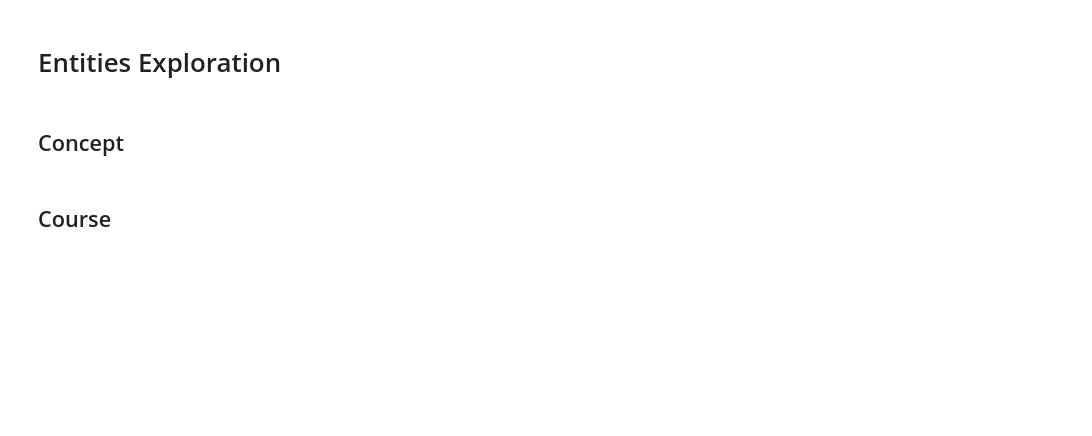
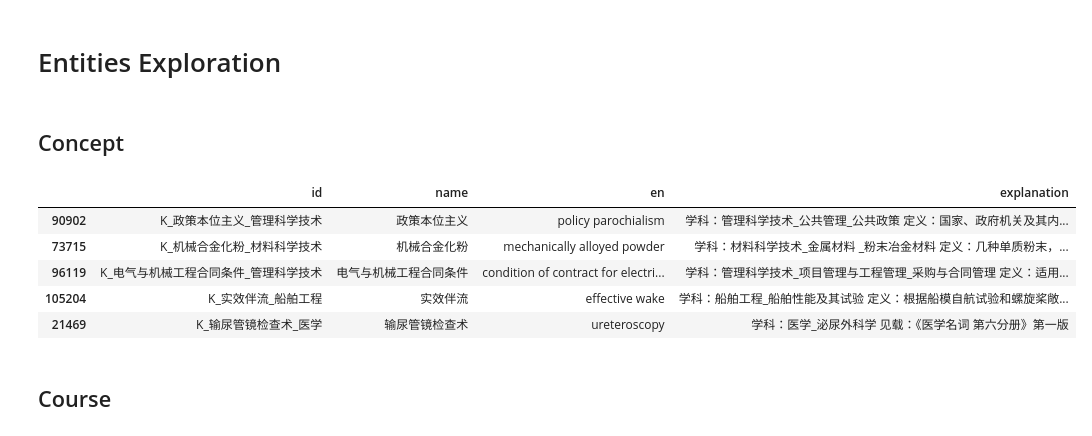
Before and after one commit to SantiagoPardo726/Tesis, a Jupyter notebook: notebooks/MOOCCubeExploration.ipynb, the cells around one changed output. Drawn from its saved outputs; the diff is of its cells as text; code cells hidden in the pictures; blank space fills up the shorter version.

```diff
--- a/notebooks/MOOCCubeExploration.ipynb
+++ b/notebooks/MOOCCubeExploration.ipynb
@@ -7,6 +7,17 @@ from sentence_transformers import SentenceTransformer
 # Entities Exploration
 # %% [markdown]
 ## Concept
+# %%
+concept_df = pd.read_json("../data/MOOCCube/entities/concept.json",lines=True)
+# %%
+concept_df.sample(5)
+# %% [output]
+|  | id | name | en | explanation |
+| 90902 | K_政策本位主义_管理科学技术 | 政策本位主义 | policy parochialism | 学科：管理科学技术_公共管理_公共政策 定义：国家、政府机关及其内... |
+| 73715 | K_机械合金化粉_材料科学技术 | 机械合金化粉 | mechanically alloyed powder | 学科：材料科学技术_金属材料 _粉末冶金材料 定义：几种单质粉末，... |
+| 96119 | K_电气与机械工程合同条件_管理科学技术 | 电气与机械工程合同条件 | condition of contract for electri... | 学科：管理科学技术_项目管理与工程管理_采购与合同管理 定义：适用... |
+| 105204 | K_实效伴流_船舶工程 | 实效伴流 | effective wake | 学科：船舶工程_船舶性能及其试验 定义：根据船模自航试验和螺旋桨敞... |
+| 21469 | K_输尿管镜检查术_医学 | 输尿管镜检查术 | ureteroscopy | 学科：医学_泌尿外科学 见载：《医学名词 第六分册》第一版 |
 # %% [markdown]
 ## Course
 # %%
```
Also changed, not shown: parts of 18 cells of this notebook, 1 other file.
